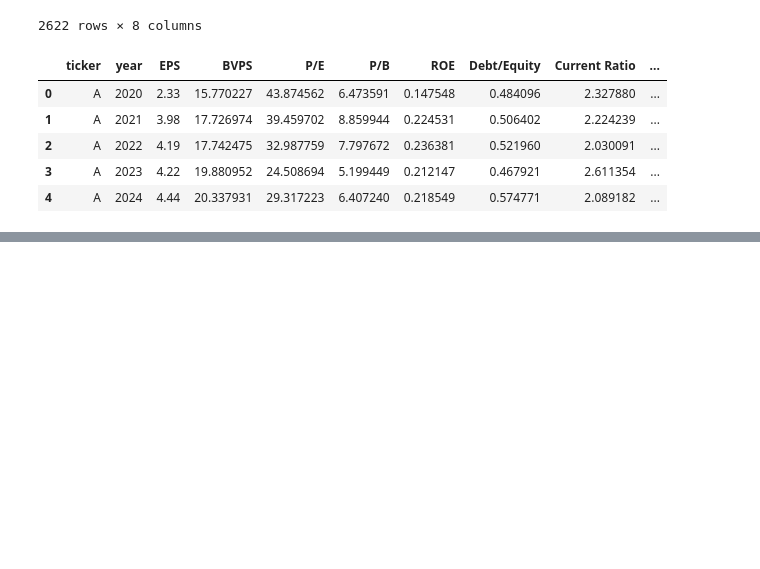
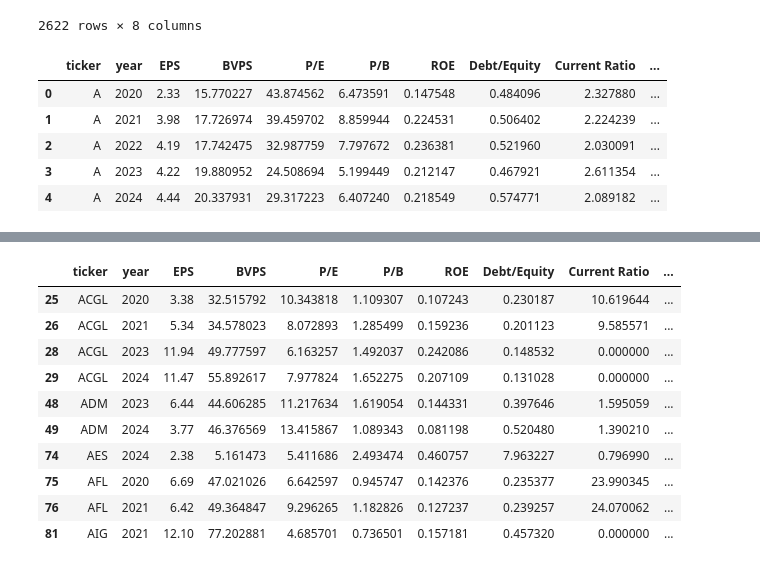
Before and after one commit to Riverin1998/proyecto_inversor_inteligente, a Jupyter notebook: notebooks/test_data_ingestion.ipynb, the cells around one changed output, grey strips where cells are left out. Drawn from its saved outputs; the diff is of its cells as text; code cells hidden in the pictures; blank space fills up the shorter version.

```diff
--- a/notebooks/test_data_ingestion.ipynb
+++ b/notebooks/test_data_ingestion.ipynb
@@ -30 +41,18 @@ df.head()
+# %%
+df[df["Margen Graham (%)"] > 0].sort_values(
+    by=["ticker", "year", "Margen Graham (%)"],
+    ascending=[True, True, False]
+).head(10)
+# %% [output]
+|  | ticker | year | EPS | BVPS | P/E | P/B | ROE | Debt/Equity | Current Ratio | ... |
+| 25 | ACGL | 2020 | 3.38 | 32.515792 | 10.343818 | 1.109307 | 0.107243 | 0.230187 | 10.619644 | ... |
+| 26 | ACGL | 2021 | 5.34 | 34.578023 | 8.072893 | 1.285499 | 0.159236 | 0.201123 | 9.585571 | ... |
+| 28 | ACGL | 2023 | 11.94 | 49.777597 | 6.163257 | 1.492037 | 0.242086 | 0.148532 | 0.000000 | ... |
+| 29 | ACGL | 2024 | 11.47 | 55.892617 | 7.977824 | 1.652275 | 0.207109 | 0.131028 | 0.000000 | ... |
+| 48 | ADM | 2023 | 6.44 | 44.606285 | 11.217634 | 1.619054 | 0.144331 | 0.397646 | 1.595059 | ... |
+| 49 | ADM | 2024 | 3.77 | 46.376569 | 13.415867 | 1.089343 | 0.081198 | 0.520480 | 1.390210 | ... |
+| 74 | AES | 2024 | 2.38 | 5.161473 | 5.411686 | 2.493474 | 0.460757 | 7.963227 | 0.796990 | ... |
+| 75 | AFL | 2020 | 6.69 | 47.021026 | 6.642597 | 0.945747 | 0.142376 | 0.235377 | 23.990345 | ... |
+| 76 | AFL | 2021 | 6.42 | 49.364847 | 9.296265 | 1.182826 | 0.127237 | 0.239257 | 24.070062 | ... |
+| 81 | AIG | 2021 | 12.10 | 77.202881 | 4.685701 | 0.736501 | 0.157181 | 0.457320 | 0.000000 | ... |
 # %%
```
Also changed, not shown: parts of 4 cells of this notebook, 42 other files.
